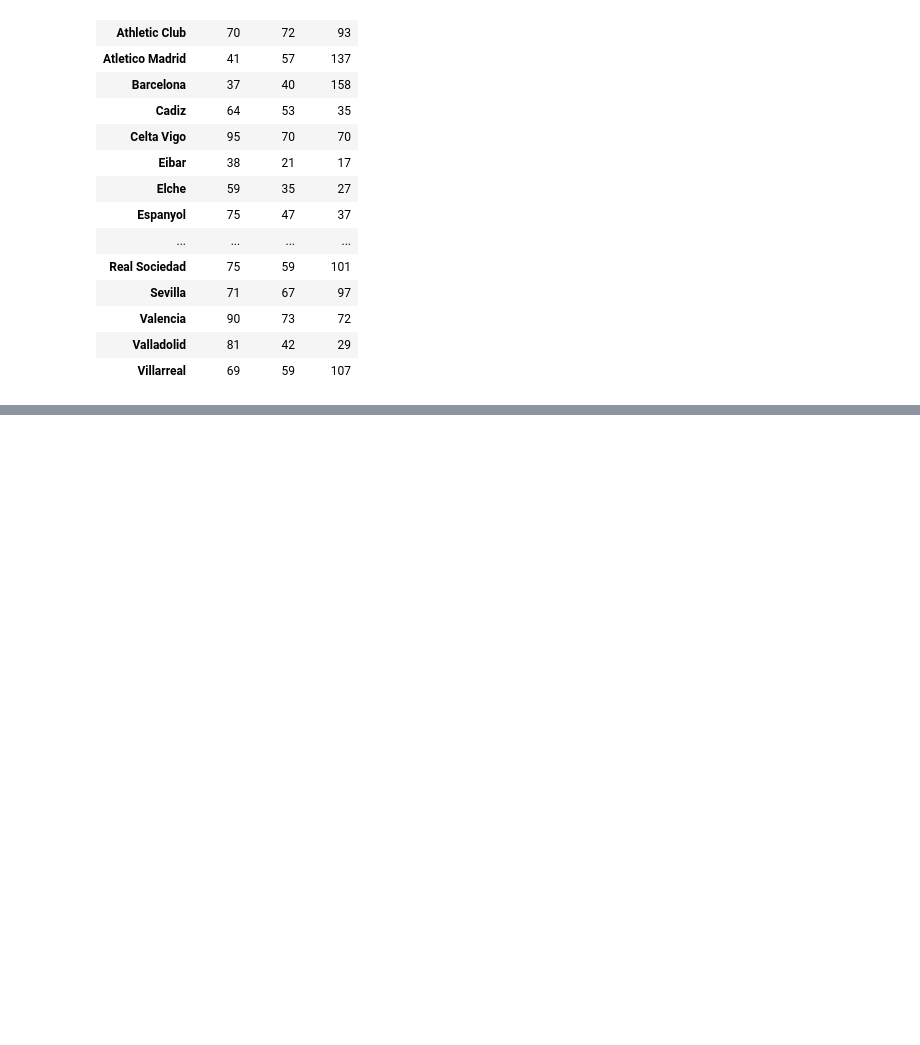
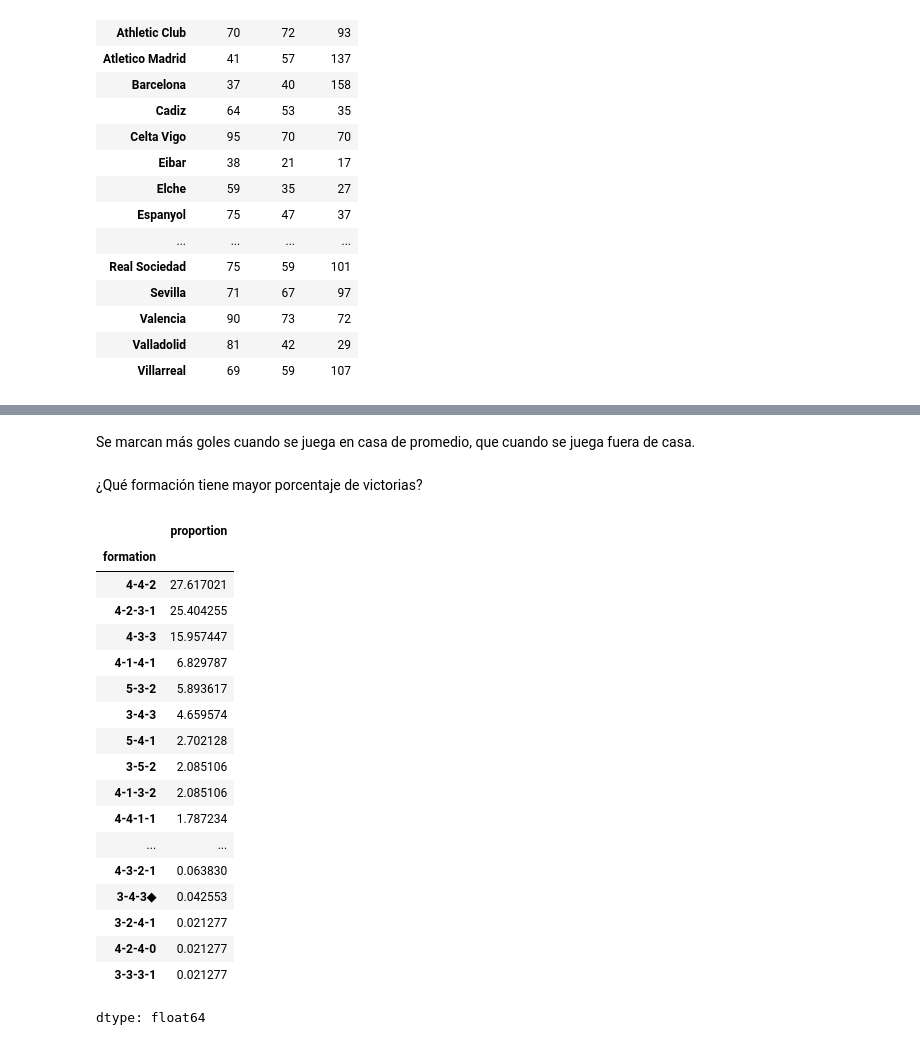
Before and after one commit to Blevins05/data-ai-summer2026, a Jupyter notebook: analysis.ipynb, the cells around one changed output, grey strips where cells are left out. Saved outputs shown, nothing was run; the diff lists cells and outputs as text; code cells hidden in the pictures; blank space fills up the shorter version.

```diff
--- a/analysis.ipynb
+++ b/analysis.ipynb
@@ -583,0 +620,26 @@ pd.crosstab(data['team'], data['result'])
+# %% [markdown]
+Se marcan más goles cuando se juega en casa de promedio, que cuando se juega fuera de casa.
+# %% [markdown]
+ ¿Qué formación tiene mayor porcentaje de victorias?
+# %%
+data['formation'].value_counts(normalize=True) * 100
+# %% [output]
+|  | proportion |
+| formation |  |
+| 4-4-2 | 27.617021 |
+| 4-2-3-1 | 25.404255 |
+| 4-3-3 | 15.957447 |
+| 4-1-4-1 | 6.829787 |
+| 5-3-2 | 5.893617 |
+| 3-4-3 | 4.659574 |
+| 5-4-1 | 2.702128 |
+| 3-5-2 | 2.085106 |
+| 4-1-3-2 | 2.085106 |
+| 4-4-1-1 | 1.787234 |
+| ... | ... |
+| 4-3-2-1 | 0.063830 |
+| 3-4-3◆ | 0.042553 |
+| 3-2-4-1 | 0.021277 |
+| 4-2-4-0 | 0.021277 |
+| 3-3-3-1 | 0.021277 |
+dtype: float64
```
Also changed, not shown: parts of 12 cells of this notebook.
